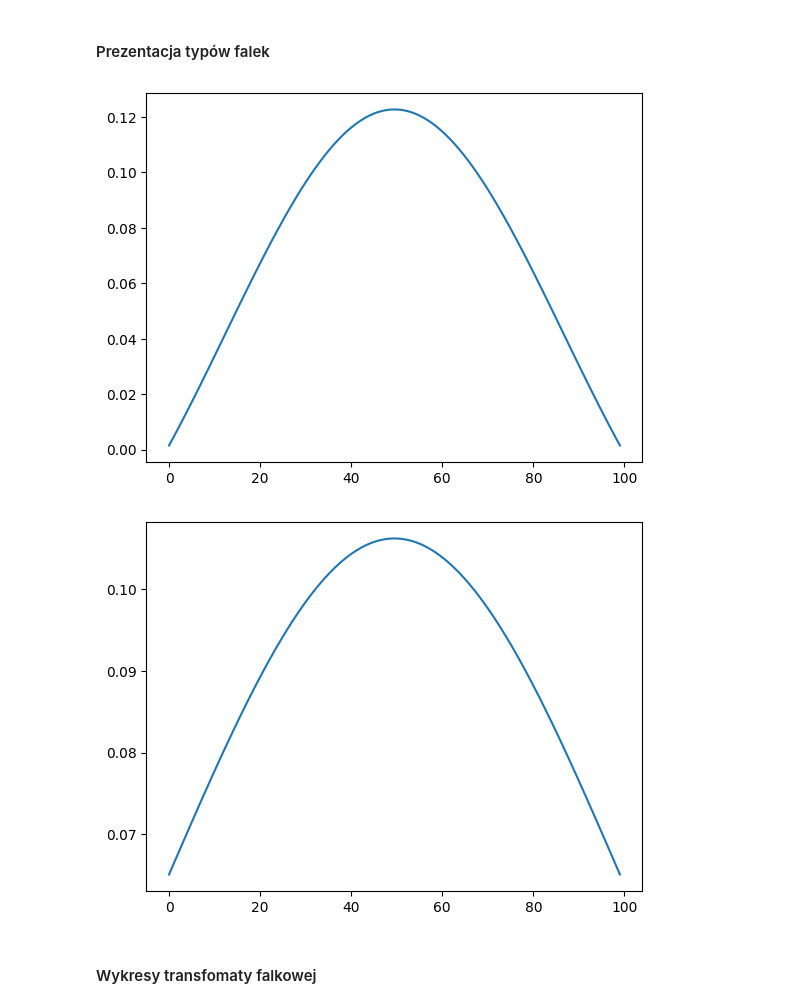
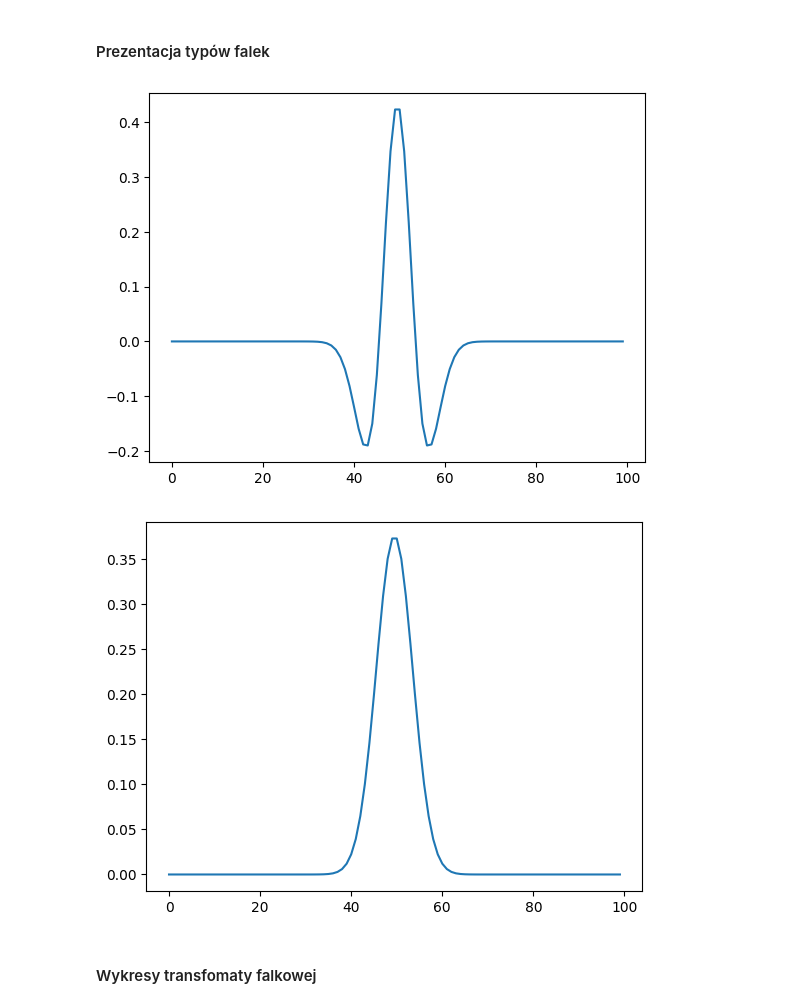
Before and after one commit to kaczmarekkacper/Parkinson-resnet, a Jupyter notebook: Parkinson.ipynb, the cells around one changed output. Drawn from its saved outputs; the diff is of its cells as text; code cells hidden in the pictures.

```diff
--- a/Parkinson.ipynb
+++ b/Parkinson.ipynb
@@ -162,26 +239,26 @@ plt.show()
 # %%
 from scipy import signal
 import matplotlib.pyplot as plt
 
 
 points = 100
-a = 50
+a = 4
 w = 0
 
 plt.figure()
 vec_ricker = signal.ricker(points, a)
 plt.plot(vec_ricker)
 
 plt.savefig("plots/wavelet-type-ricker.pdf", format="pdf", bbox_inches="tight")
 
 plt.figure()
 vec_morlet2 = signal.morlet2(points, a, w)
 plt.plot(vec_morlet2)
 
 plt.savefig("plots/wavelet-type-morlet.pdf", format="pdf", bbox_inches="tight")
 # %% [output]
-[figure, old version]
+[figure, new version]
-[figure, old version]
+[figure, new version]
 # %% [markdown]
 #### Wykresy transfomaty falkowej
 # %%
```
Also changed, not shown: parts of 8 cells of this notebook, 2 other files.
